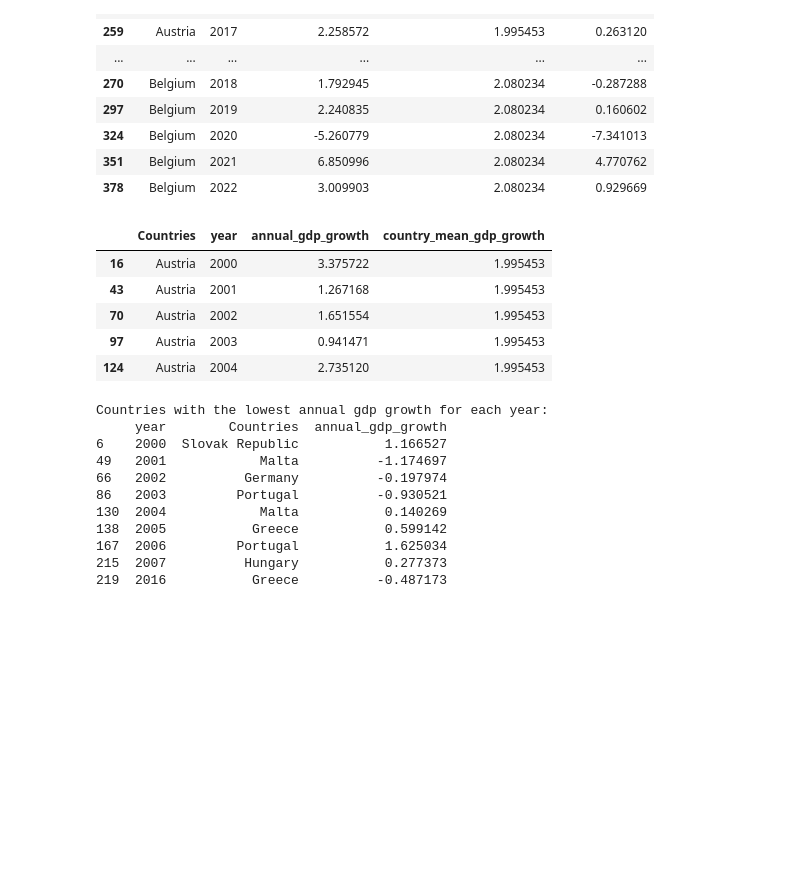
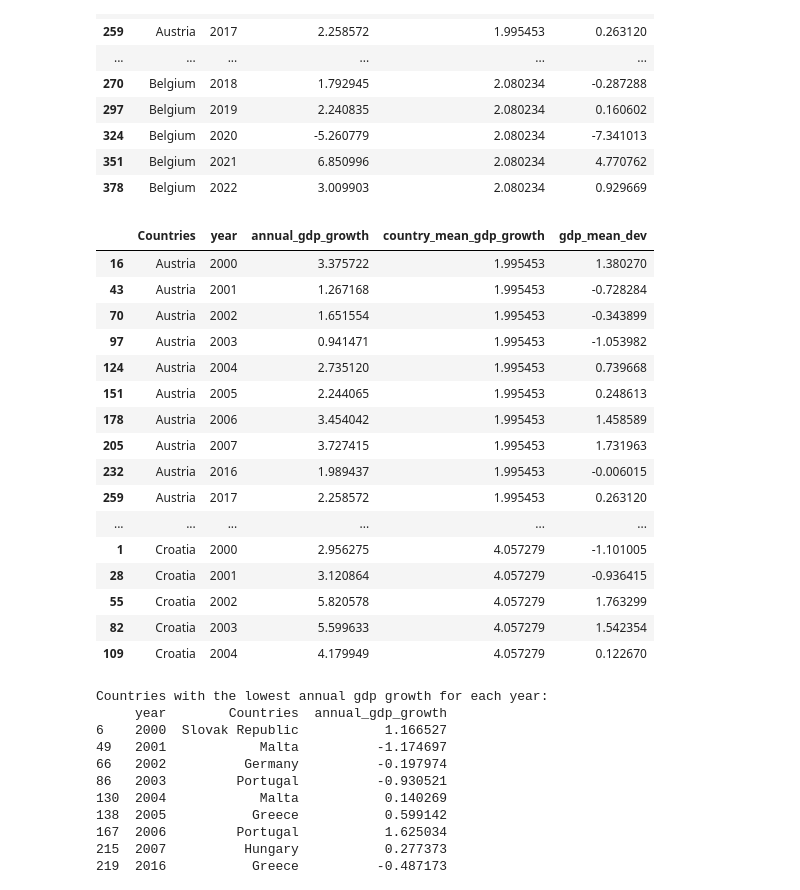
Before and after one commit to NumEconCopenhagen/projects-2024-darja-christian, a Jupyter notebook: dataproject/Darja_Work.ipynb, the cells around one changed output. Drawn from its saved outputs; the diff is of its cells as text; code cells hidden in the pictures; blank space fills up the shorter version.

```diff
--- a/dataproject/Darja_Work.ipynb
+++ b/dataproject/Darja_Work.ipynb
@@ -211,14 +217,25 @@ gdp_growth_long.head(30)
 | 351 | Belgium | 2021 | 6.850996 | 2.080234 | 4.770762 |
 | 378 | Belgium | 2022 | 3.009903 | 2.080234 | 0.929669 |
 # %%
-gdp_growth_long.head(5)
+gdp_growth_long.head(50)
 # %% [output]
-|  | Countries | year | annual_gdp_growth | country_mean_gdp_growth |
-| 16 | Austria | 2000 | 3.375722 | 1.995453 |
-| 43 | Austria | 2001 | 1.267168 | 1.995453 |
-| 70 | Austria | 2002 | 1.651554 | 1.995453 |
-| 97 | Austria | 2003 | 0.941471 | 1.995453 |
-| 124 | Austria | 2004 | 2.735120 | 1.995453 |
+|  | Countries | year | annual_gdp_growth | country_mean_gdp_growth | gdp_mean_dev |
+| 16 | Austria | 2000 | 3.375722 | 1.995453 | 1.380270 |
+| 43 | Austria | 2001 | 1.267168 | 1.995453 | -0.728284 |
+| 70 | Austria | 2002 | 1.651554 | 1.995453 | -0.343899 |
+| 97 | Austria | 2003 | 0.941471 | 1.995453 | -1.053982 |
+| 124 | Austria | 2004 | 2.735120 | 1.995453 | 0.739668 |
+| 151 | Austria | 2005 | 2.244065 | 1.995453 | 0.248613 |
+| 178 | Austria | 2006 | 3.454042 | 1.995453 | 1.458589 |
+| 205 | Austria | 2007 | 3.727415 | 1.995453 | 1.731963 |
+| 232 | Austria | 2016 | 1.989437 | 1.995453 | -0.006015 |
+| 259 | Austria | 2017 | 2.258572 | 1.995453 | 0.263120 |
+| ... | ... | ... | ... | ... | ... |
+| 1 | Croatia | 2000 | 2.956275 | 4.057279 | -1.101005 |
+| 28 | Croatia | 2001 | 3.120864 | 4.057279 | -0.936415 |
+| 55 | Croatia | 2002 | 5.820578 | 4.057279 | 1.763299 |
+| 82 | Croatia | 2003 | 5.599633 | 4.057279 | 1.542354 |
+| 109 | Croatia | 2004 | 4.179949 | 4.057279 | 0.122670 |
 # %%
 # Annahme: gdp_growth_long ist dein DataFrame im long-Format mit den Spalten 'Countries', 'year' und 'gdp_growth'
 
```
Also changed, not shown: parts of 6 cells of this notebook, 1 other file.
